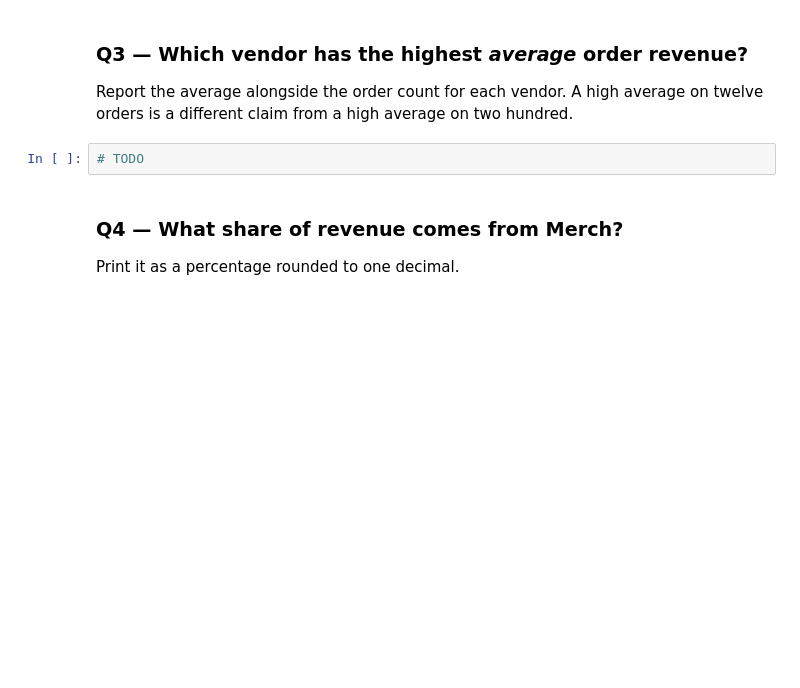
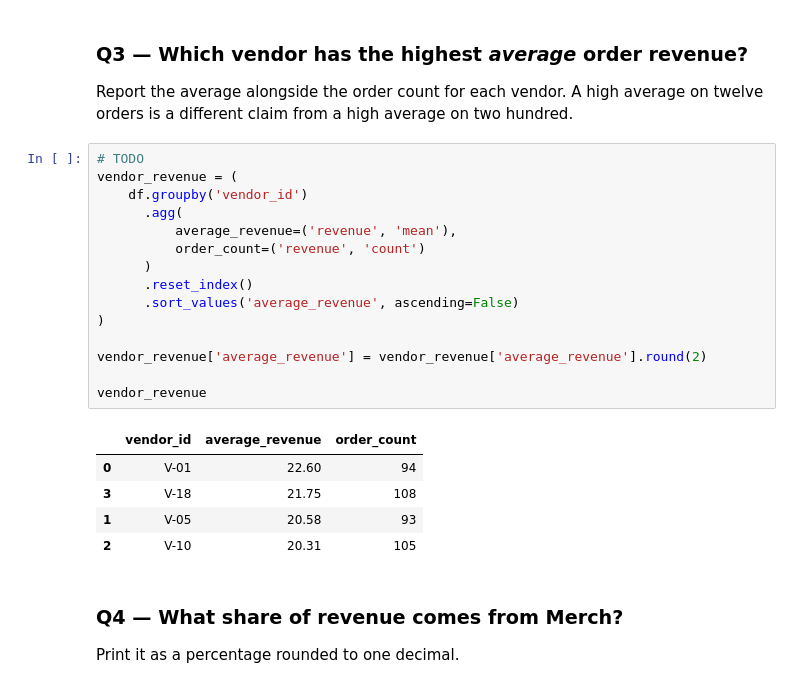
Before and after one commit to hershiaytoda/ds2002-fa26, a Jupyter notebook: notebooks/03-pandas-cleaning/2026-09-18 — Pandas Challenge — Lab.ipynb, the cells around one changed output. Cells and saved outputs as stored; diff of their text form; blank space fills up the shorter version.

```diff
--- a/notebooks/03-pandas-cleaning/2026-09-18 — Pandas Challenge — Lab.ipynb
+++ b/notebooks/03-pandas-cleaning/2026-09-18 — Pandas Challenge — Lab.ipynb
@@ -48,6 +86,25 @@ Include the share of total as a percentage in the same table.
 Report the average alongside the order count for each vendor. A high average on twelve orders is a different claim from a high average on two hundred.
 # %%
 # TODO
+vendor_revenue = (
+    df.groupby('vendor_id')
+      .agg(
+          average_revenue=('revenue', 'mean'),
+          order_count=('revenue', 'count')
+      )
+      .reset_index()
+      .sort_values('average_revenue', ascending=False)
+)
+
+vendor_revenue['average_revenue'] = vendor_revenue['average_revenue'].round(2)
+
+vendor_revenue
+# %% [output]
+|  | vendor_id | average_revenue | order_count |
+| 0 | V-01 | 22.60 | 94 |
+| 3 | V-18 | 21.75 | 108 |
+| 1 | V-05 | 20.58 | 93 |
+| 2 | V-10 | 20.31 | 105 |
 # %% [markdown]
 ### Q4 — What share of revenue comes from Merch?
 
```
Also changed, not shown: parts of 6 cells of this notebook.
